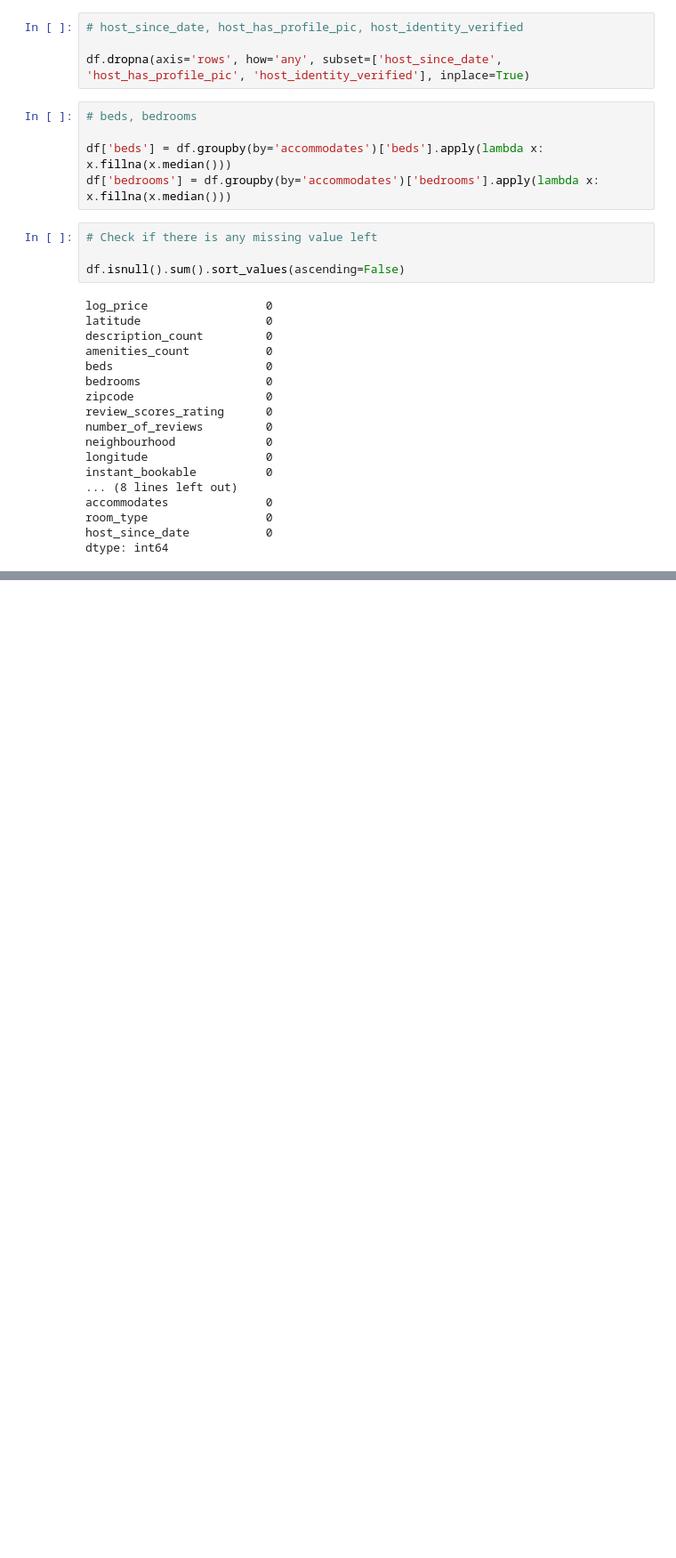
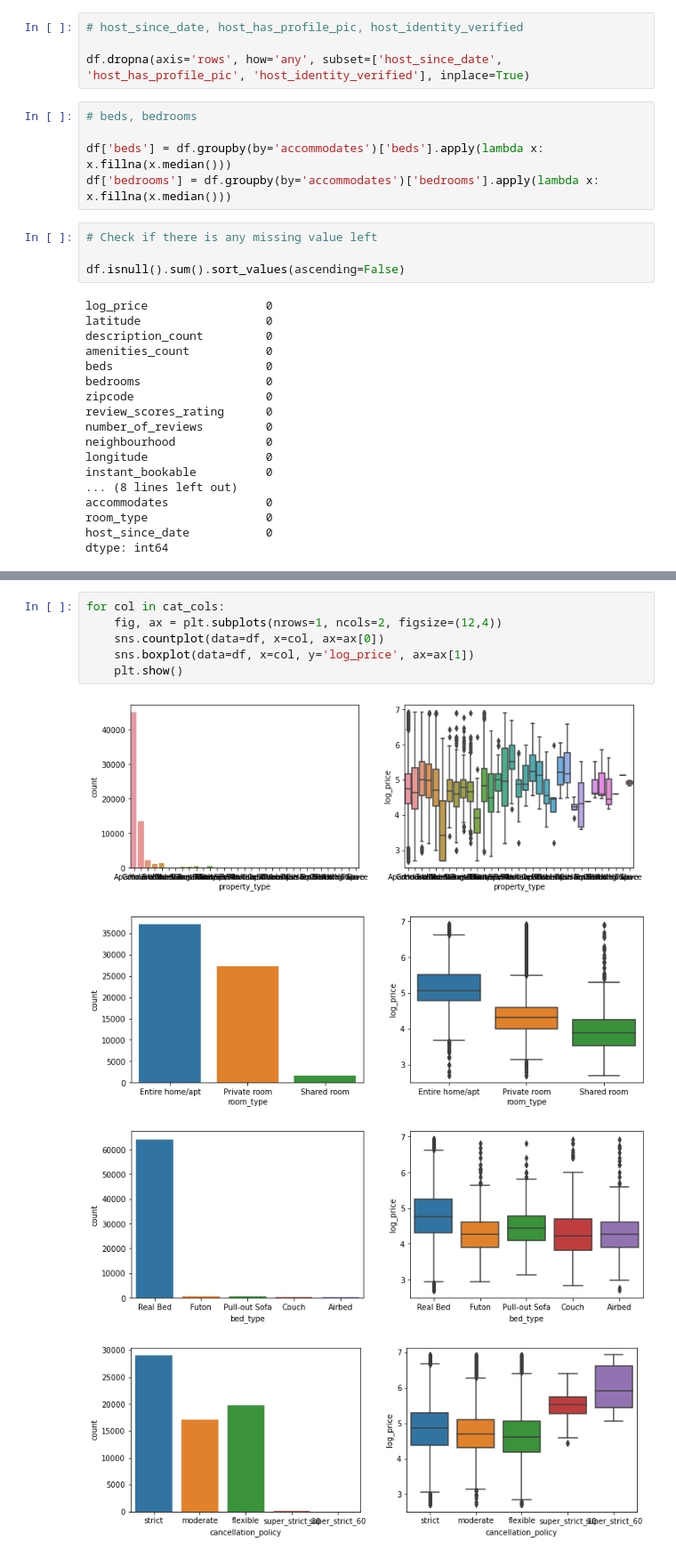
Before and after one commit to phantommarheaven7621/AirBnB-price-prediction, a Jupyter notebook: AirBnb_Price _Prediction.ipynb, the cells around one changed output, grey strips where cells are left out. Shown at 89% size. Cells and saved outputs as stored; diff of their text form; blank space fills up the shorter version.

```diff
--- a/AirBnb_Price _Prediction.ipynb
+++ b/AirBnb_Price _Prediction.ipynb
@@ -361,0 +417,11 @@ dtype: int64
+# %%
+for col in cat_cols:
+    fig, ax = plt.subplots(nrows=1, ncols=2, figsize=(12,4))
+    sns.countplot(data=df, x=col, ax=ax[0])
+    sns.boxplot(data=df, x=col, y='log_price', ax=ax[1])
+    plt.show()
+# %% [output]
+[figure, added]
+[figure, added]
+[figure, added]
+[figure, added]
```
Also changed, not shown: parts of 10 cells of this notebook.
